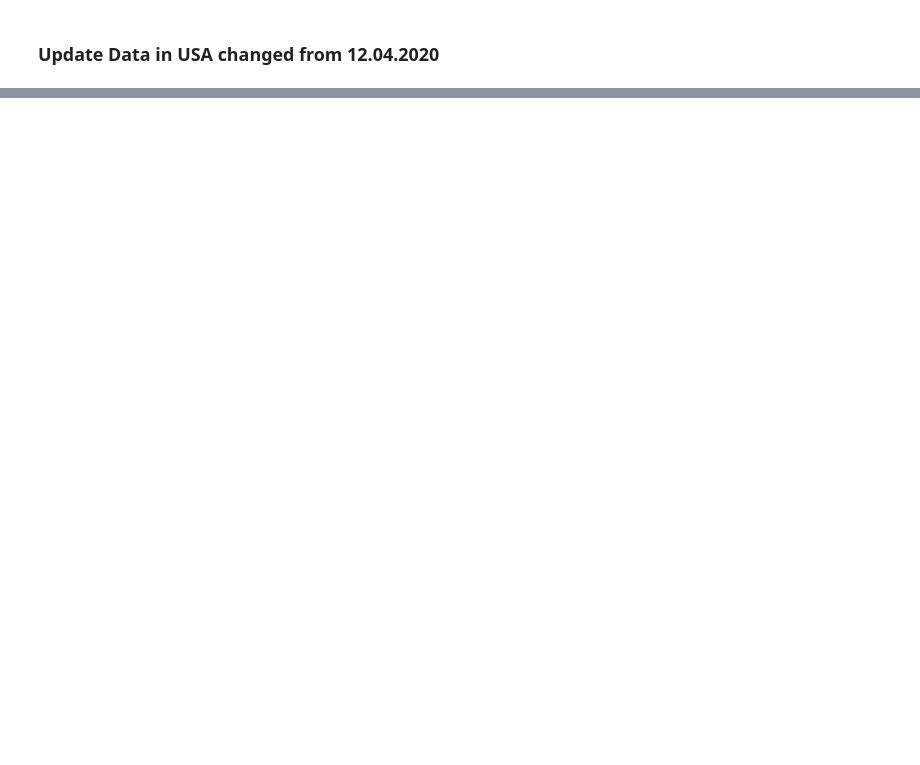
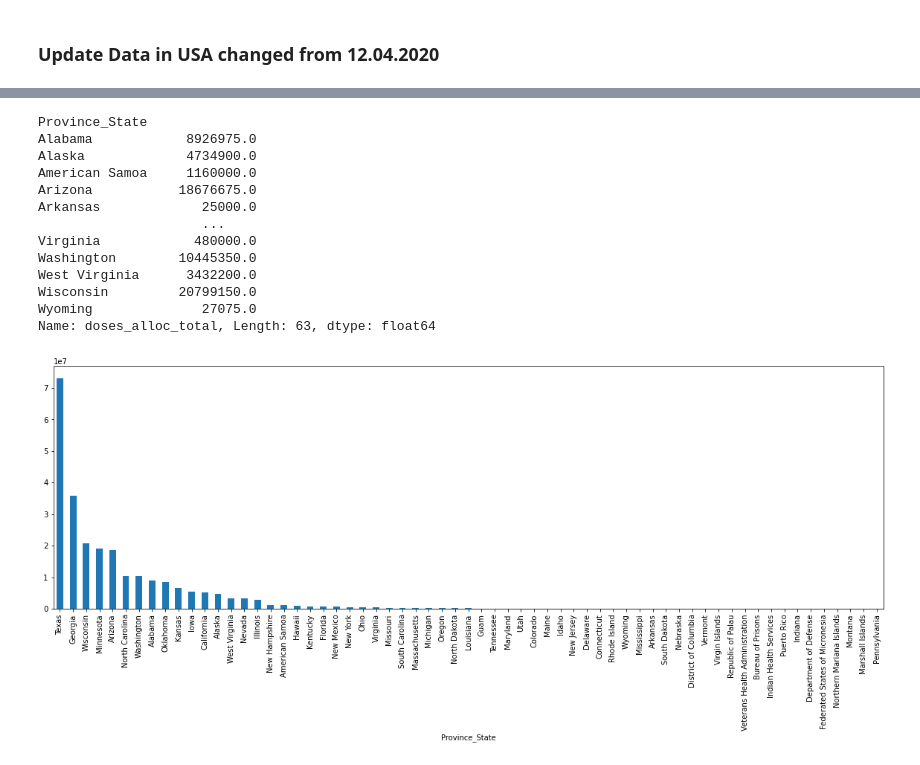
Before and after one commit to lphan/ML-Practices, a Jupyter notebook: 18_Covid-19/18_Covid-19_USA.ipynb, the cells around one changed output, grey strips where cells are left out. Saved outputs shown, nothing was run; the diff lists cells and outputs as text; code cells hidden in the pictures; blank space fills up the shorter version.

Commit message:
Update result 01.02.2021 and add vaccine infos

```diff
--- a/18_Covid-19/18_Covid-19_USA.ipynb
+++ b/18_Covid-19/18_Covid-19_USA.ipynb
@@ -142,0 +145,3 @@ data_us[-1].sort_values('Recovered', ascending=False).head(10)[['Province_State'
+# %%
+states_vaccine = total_confirmed_vaccine_us.groupby(['Province_State']).sum()
+states_vaccine
@@ -142,0 +181,19 @@ data_us[-1].sort_values('Recovered', ascending=False).head(10)[['Province_State'
+# %%
+states_vaccine['doses_alloc_total'].sort_values(ascending=False).plot(kind='bar')
+# plt.xticks(rotation=60)
+states_vaccine['doses_alloc_total']
+# %% [output]
+Province_State
+Alabama            8926975.0
+Alaska             4734900.0
+American Samoa     1160000.0
+Arizona           18676675.0
+Arkansas             25000.0
+                     ...
+Virginia            480000.0
+Washington        10445350.0
+West Virginia      3432200.0
+Wisconsin         20799150.0
+Wyoming              27075.0
+Name: doses_alloc_total, Length: 63, dtype: float64
+[figure, added]
```
Also changed, not shown: parts of 13 cells of this notebook, 17 other files.
